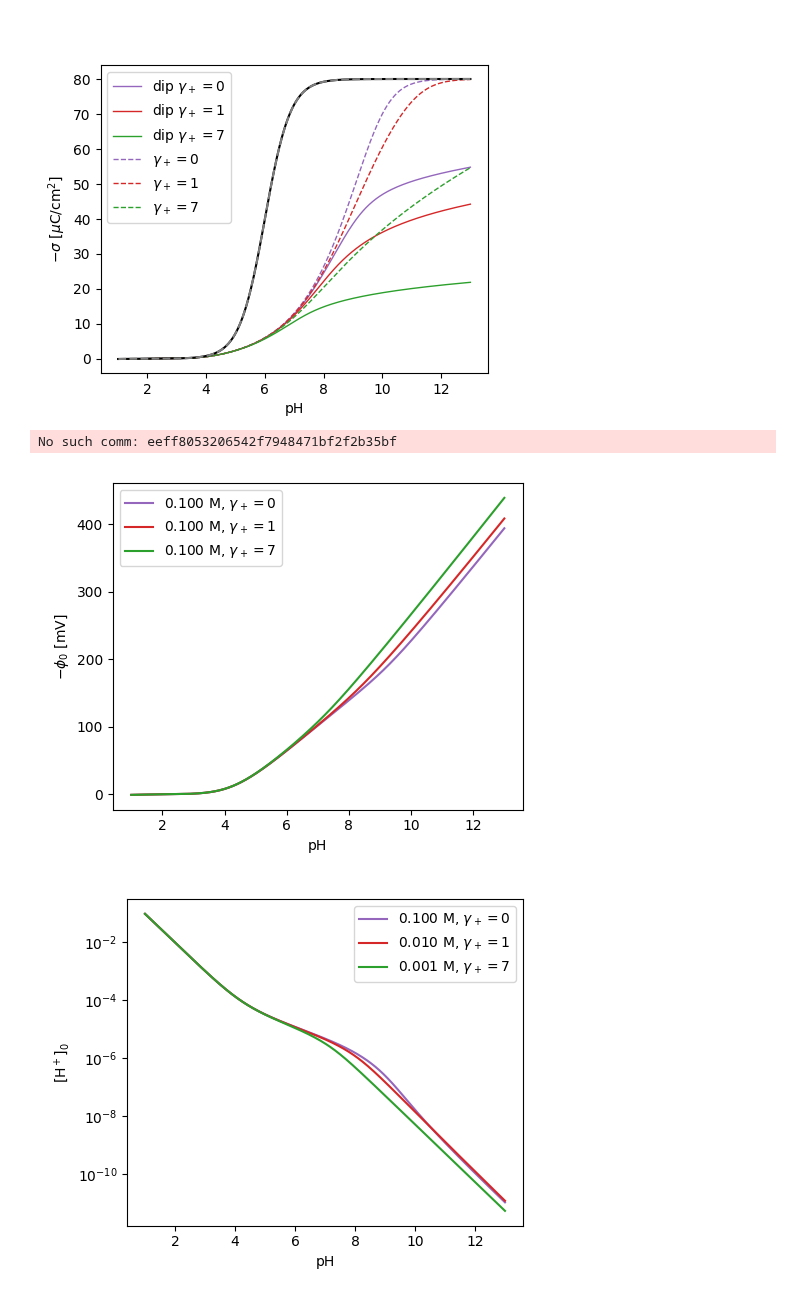
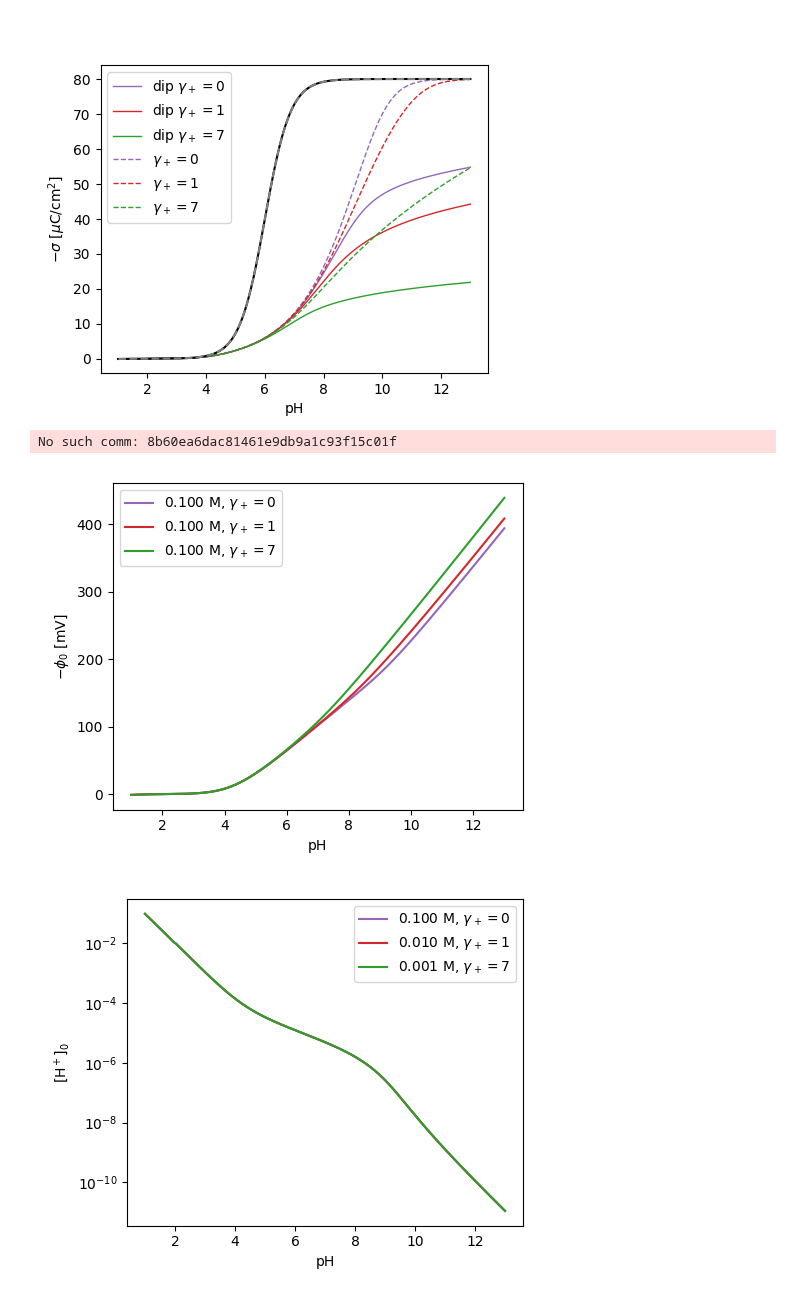
Before and after one commit to lucasdekam/frumkin, a Jupyter notebook: insulator.ipynb, the cells around one changed output. Drawn from its saved outputs; the diff is of its cells as text; code cells hidden in the pictures.

```diff
--- a/insulator.ipynb
+++ b/insulator.ipynb
@@ -29,10 +29,10 @@ plt.show()
 [figure]
 # %%
 p_h = np.linspace(1, 13, 700)
-sweep_sol1 = model1.sweep_ins(p_h, tol=1e-2)
-sweep_sol2 = model2.sweep_ins(p_h, tol=1e-2)
-sweep_sol3 = model3.sweep_ins(p_h, tol=1e-2)
-sweep_sol1b = model1b.sweep_ins(p_h, tol=1e-2)
-sweep_sol2b = model2b.sweep_ins(p_h, tol=1e-2)
-sweep_sol3b = model3b.sweep_ins(p_h, tol=1e-2)
+sweep_sol1 = model1.ph_sweep(p_h, tol=1e-2)
+sweep_sol2 = model2.ph_sweep(p_h, tol=1e-2)
+sweep_sol3 = model3.ph_sweep(p_h, tol=1e-2)
+sweep_sol1b = model1b.ph_sweep(p_h, tol=1e-2)
+sweep_sol2b = model2b.ph_sweep(p_h, tol=1e-2)
+sweep_sol3b = model3b.ph_sweep(p_h, tol=1e-2)
 # %% [output]
@@ -93,19 +93,19 @@ ax.set_xlabel('pH')
 ax.legend()
 plt.tight_layout()
 # %% [output]
-No such comm: eeff8053206542f7948471bf2f2b35bf
+No such comm: 8b60ea6dac81461e9db9a1c93f15c01f
 [figure]
 # %%
 fig, ax = plt.subplots(figsize=(5,4))
 
-ax.plot(p_h, sweep_sol1.c_h, color='tab:purple', label=rf'{1e-1:.3f} M, $\gamma_+=0$')
-ax.plot(p_h, sweep_sol2.c_h, color='tab:red', label=rf'{1e-2:.3f} M, $\gamma_+=1$')
-ax.plot(p_h, sweep_sol3.c_h, color='tab:green', label=rf'{1e-3:.3f} M, $\gamma_+=7$')
+ax.plot(p_h, [sweep_sol1.profiles[i].c_dict[r'H$^+$'][0] for i, p in enumerate(p_h)], color='tab:purple', label=rf'{1e-1:.3f} M, $\gamma_+=0$')
+ax.plot(p_h, [sweep_sol1.profiles[i].c_dict[r'H$^+$'][0] for i, p in enumerate(p_h)], color='tab:red', label=rf'{1e-2:.3f} M, $\gamma_+=1$')
+ax.plot(p_h, [sweep_sol1.profiles[i].c_dict[r'H$^+$'][0] for i, p in enumerate(p_h)], color='tab:green', label=rf'{1e-3:.3f} M, $\gamma_+=7$')
 
 ax.set_ylabel(r'[H$^+]_0$')
 ax.set_xlabel('pH')
 ax.set_yscale('log')
 ax.legend()
 plt.tight_layout()
 # %% [output]
-[figure, old version]
+[figure, new version]
```
Also changed, not shown: parts of 2 cells of this notebook, 5 other files.
